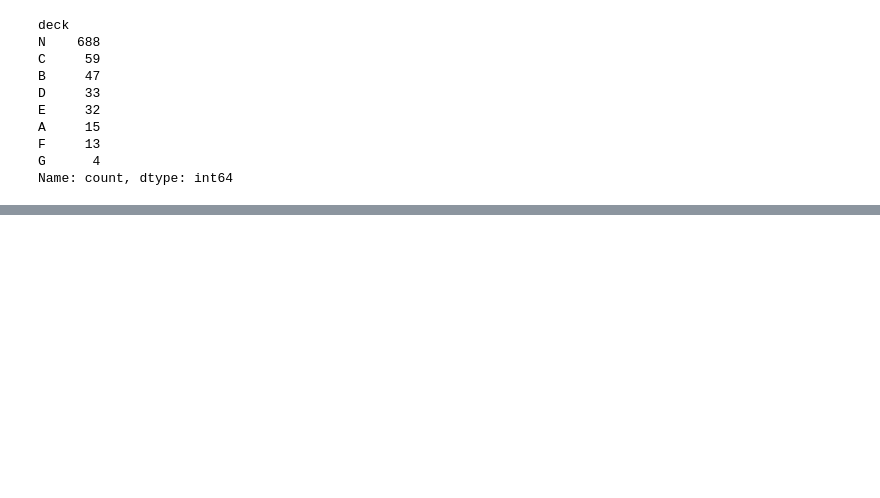
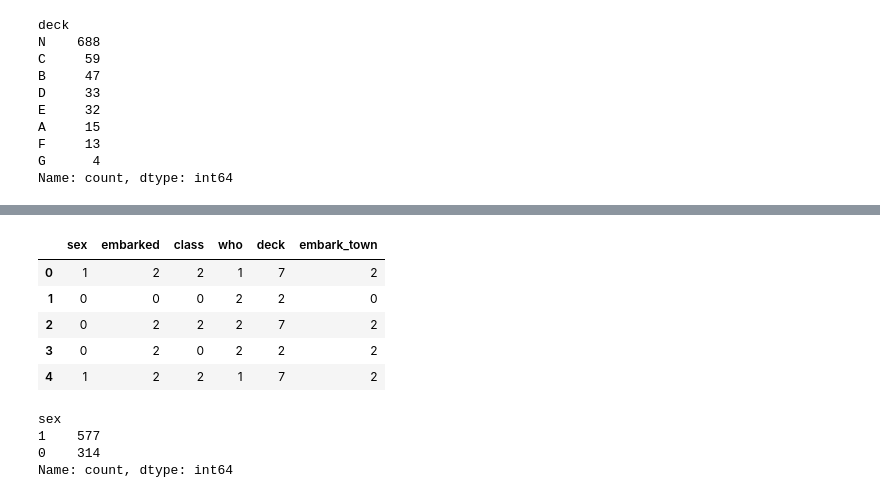
Before and after one commit to kimgyeongmin5348/data-collection-workspace, a Jupyter notebook: data23_ML_분류분석_titanic.ipynb, the cells around one changed output, grey strips where cells are left out. Saved outputs shown, nothing was run; the diff lists cells and outputs as text; code cells hidden in the pictures; blank space fills up the shorter version.

```diff
--- a/data23_ML_분류분석_titanic.ipynb
+++ b/data23_ML_분류분석_titanic.ipynb
@@ -139,0 +199,16 @@ import
+# %%
+titanic_df1[label_cols].head()
+# %% [output]
+|  | sex | embarked | class | who | deck | embark_town |
+| 0 | 1 | 2 | 2 | 1 | 7 | 2 |
+| 1 | 0 | 0 | 0 | 2 | 2 | 0 |
+| 2 | 0 | 2 | 2 | 2 | 7 | 2 |
+| 3 | 0 | 2 | 0 | 2 | 2 | 2 |
+| 4 | 1 | 2 | 2 | 1 | 7 | 2 |
+# %%
+titanic_df1['sex'].value_counts()
+# %% [output]
+sex
+1    577
+0    314
+Name: count, dtype: int64
```
Also changed, not shown: parts of 25 cells of this notebook, 3 other files.
